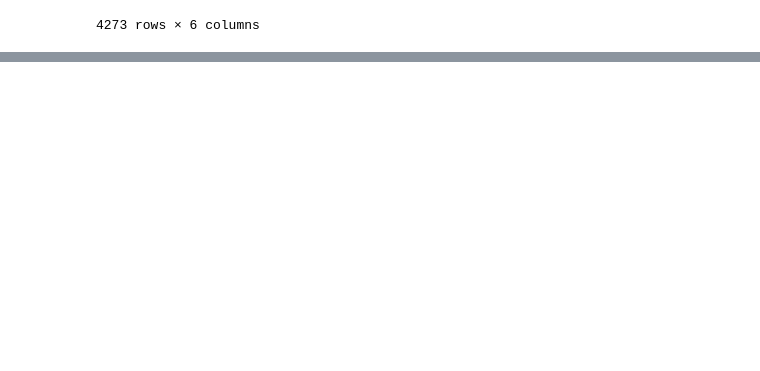
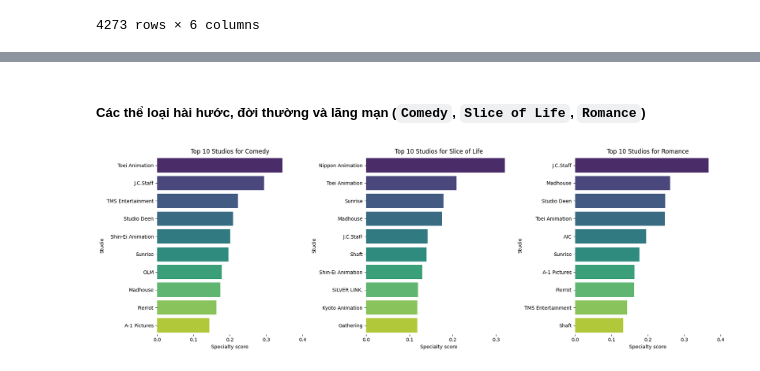
Before and after one commit to MinhHung7/Final_Project_DataScienceProgramming, a Jupyter notebook: studio_genre_specialty.ipynb, the cells around one changed output, grey strips where cells are left out. Cells and saved outputs as stored; diff of their text form; code cells hidden in the pictures; blank space fills up the shorter version.

```diff
--- a/studio_genre_specialty.ipynb
+++ b/studio_genre_specialty.ipynb
@@ -273,17 +270,0 @@ Ta trực quan hóa kết quả và nhận xét
-# %%
-def drar_bar_chart(grouped_df, selected_genres, top_n=5):
-    fig, axes = plt.subplots(1, 3, figsize=(18, 6))
-
-    for i, genre in enumerate(selected_genres):
-        genre_data = grouped_df[grouped_df['Genres'] == genre].nlargest(top_n, 'specialty_score')
-
-        sns.barplot(data=genre_data, x='specialty_score', y='Studios', ax=axes[i], hue='Studios',  palette='viridis')
-        axes[i].set_title(f'Top {top_n} Studios for {genre}')
-        axes[i].set_xlabel('Specialty score')
-        axes[i].set_ylabel('Studio')
-        axes[i].set_xticks(axes[i].get_xticks()[::2])
-
-
-    sns.despine(left=True, bottom=True)
-    plt.tight_layout()
-    plt.show()
@@ -368,0 +281,19 @@ Nhận xét:
+# %%
+def drar_bar_chart(grouped_df, selected_genres, top_n=5, number_of_columns=3):
+    fig, axes = plt.subplots(1, number_of_columns, figsize=(18, 6))
+    if len(selected_genres) == 1:
+        axes = [axes]
+
+    for i, genre in enumerate(selected_genres):
+        genre_data = grouped_df[grouped_df['Genres'] == genre].nlargest(top_n, 'specialty_score')
+
+        sns.barplot(data=genre_data, x='specialty_score', y='Studios', ax=axes[i], hue='Studios',  palette='viridis')
+        axes[i].set_title(f'Top {top_n} Studios for {genre}')
+        axes[i].set_xlabel('Specialty score')
+        axes[i].set_ylabel('Studio')
+        axes[i].set_xticks(axes[i].get_xticks()[::2])
+
+
+    sns.despine(left=True, bottom=True)
+    plt.tight_layout()
+    plt.show()
@@ -368,0 +311,7 @@ Nhận xét:
+# %% [markdown]
+##### Các thể loại hài hước, đời thường và lãng mạn (`Comedy`, `Slice of Life`, `Romance`)
+# %%
+genres = ['Comedy', 'Slice of Life', 'Romance']
+drar_bar_chart(grouped_df, genres, 10, 3)
+# %% [output]
+[figure, added]
```
Also changed, not shown: parts of 37 cells of this notebook.
